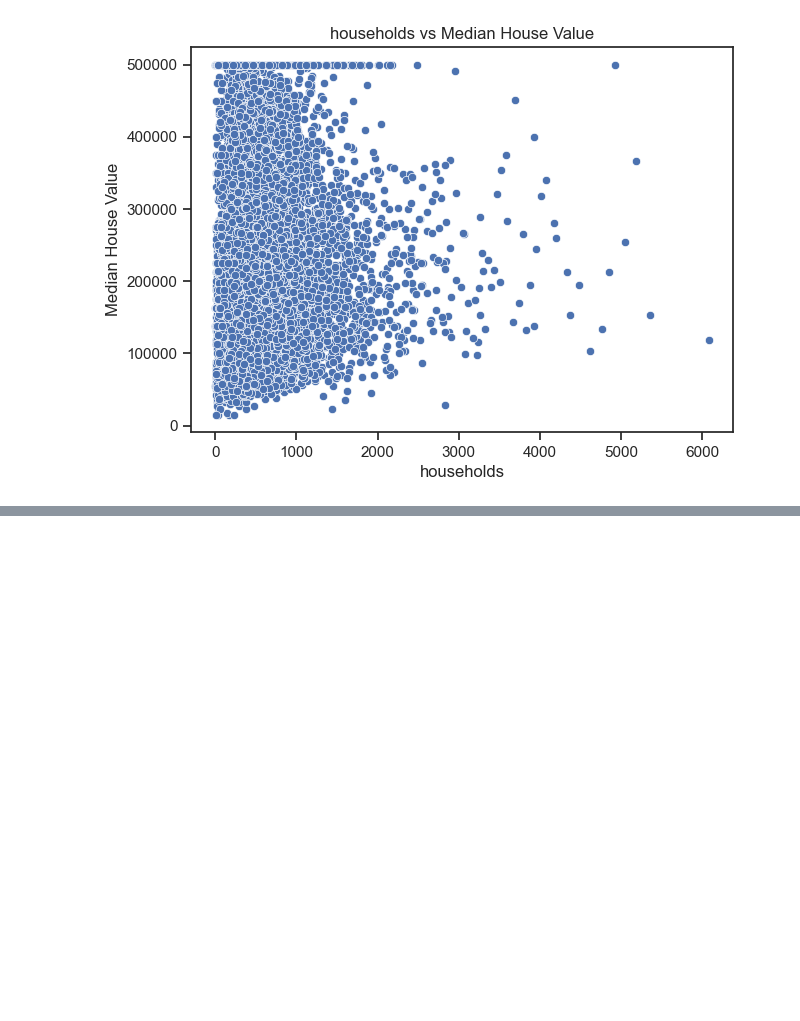
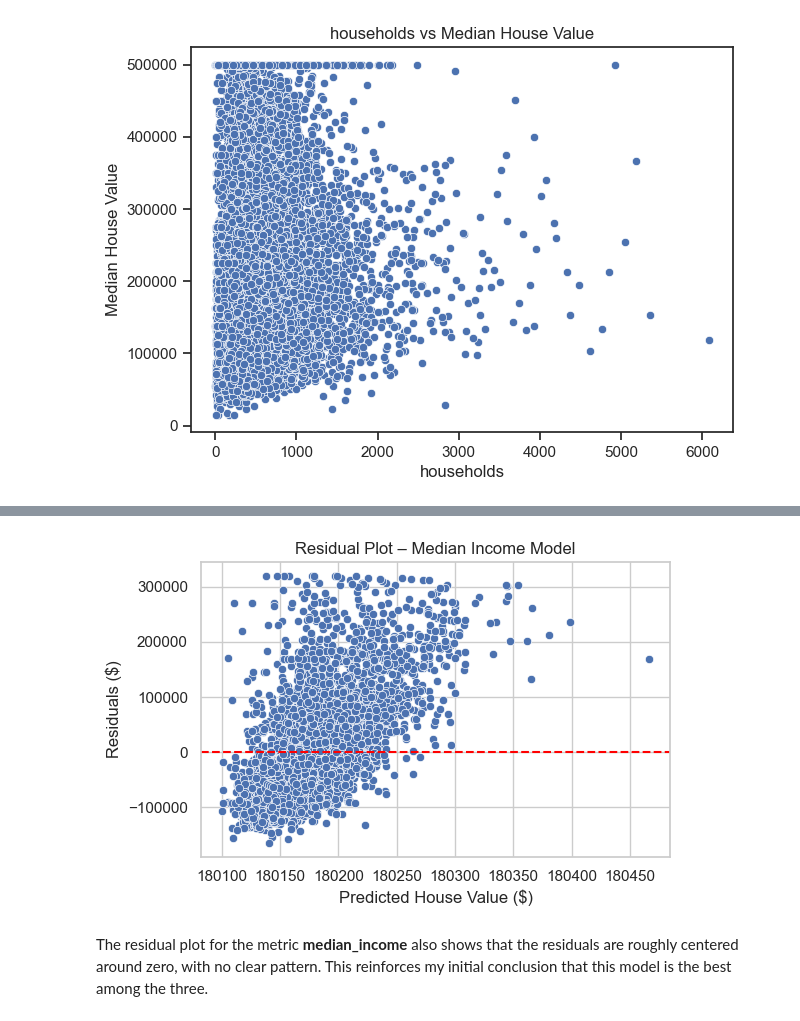
Before and after one commit to paulamrz-c/CSCN8010-PR-Lab1, a Jupyter notebook: CSN8010_Lab1 - LR California Housing.ipynb, the cells around one changed output, grey strips where cells are left out. Saved outputs shown, nothing was run; the diff lists cells and outputs as text; code cells hidden in the pictures; blank space fills up the shorter version.

```diff
--- a/CSN8010_Lab1 - LR California Housing.ipynb
+++ b/CSN8010_Lab1 - LR California Housing.ipynb
@@ -52,7 +56,9 @@ Visual plots for each independent variable with Seaborn.
 # %%
 sns.set_theme(style="ticks")
 
-for col in ["median_income","population","households"]: #Our independent variables
+ind_vars = ["median_income", "population", "households"] #Our independent variables
+
+for col in vars:
     plt.figure(figsize=(7, 5))
     sns.scatterplot(data=data_housing_ca, x=col, y="median_house_value")
     plt.title(f"{col} vs Median House Value")
@@ -95,0 +240,17 @@ The idea is to fit a univariate linear regression model for each of the three va
+# %%
+x = X_test_all["median_income"]
+y_pred = intercept + slope * x
+residuals = y_test - y_pred
+
+plt.figure(figsize=(6, 4))
+sns.scatterplot(x=y_pred, y=residuals)
+plt.axhline(0, color='red', linestyle='--')
+plt.xlabel("Predicted House Value ($)")
+plt.ylabel("Residuals ($)")
+plt.title("Residual Plot – Median Income Model")
+plt.tight_layout()
+plt.show()
+# %% [output]
+[figure, added]
+# %% [markdown]
+The residual  plot for the metric  **median_income** also  shows that the residuals are roughly centered around zero, with no clear pattern. This reinforces my initial conclusion that this model is the best among the three.
```
Also changed, not shown: parts of 20 cells of this notebook, 2 other files.
